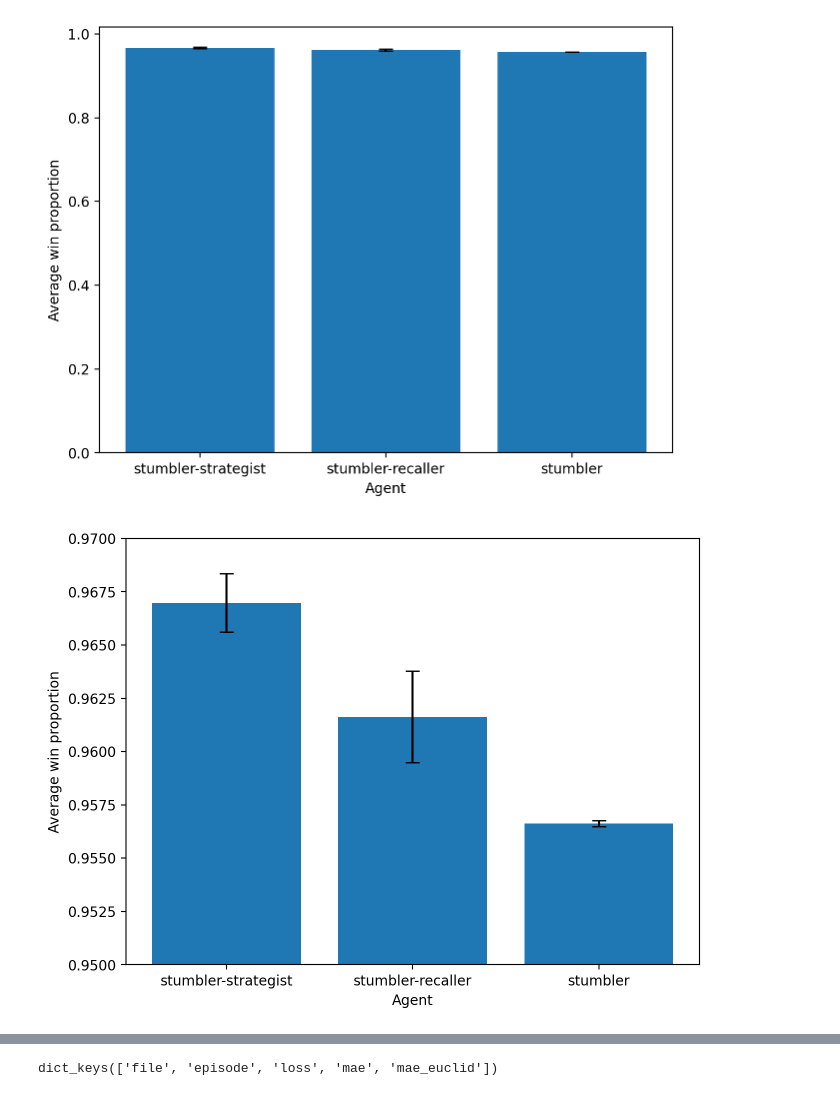
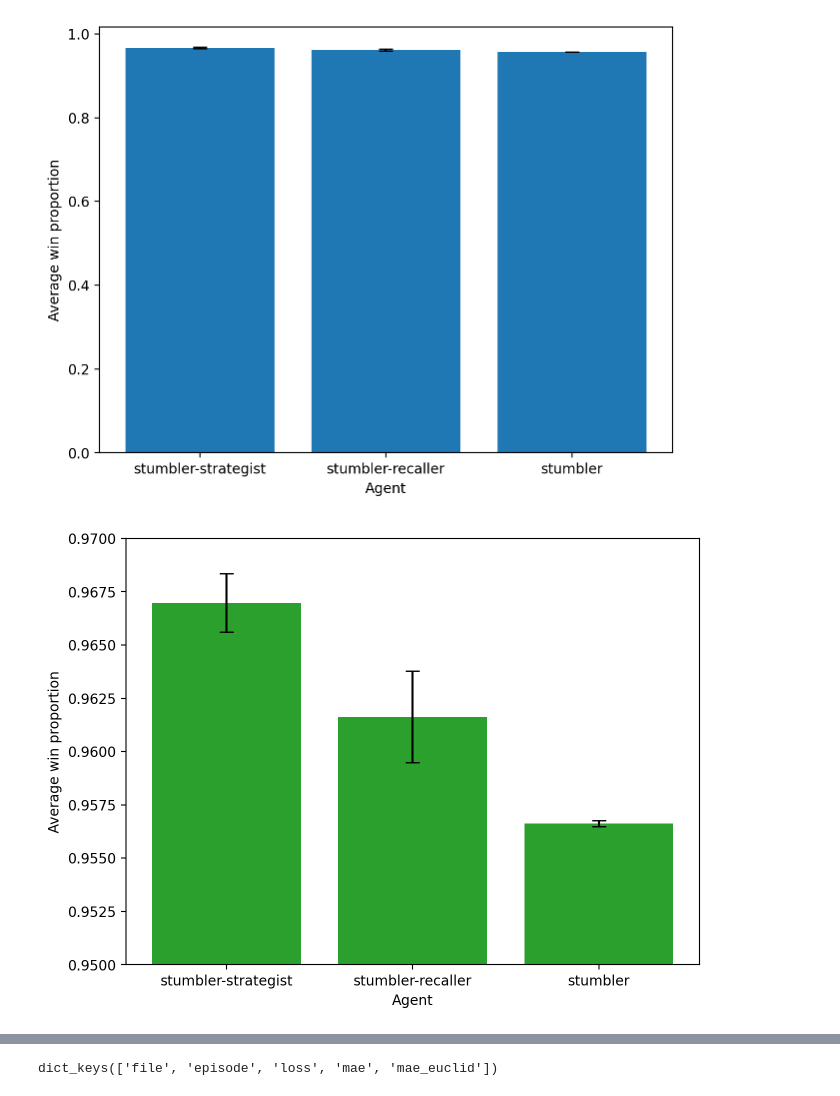
Before and after one commit to CoAxLab/azad-next-move, a Jupyter notebook: notebooks/wythoff_exp13_14.ipynb, the cells around one changed output, grey strips where cells are left out. Saved outputs shown, nothing was run; the diff lists cells and outputs as text; code cells hidden in the pictures.

```diff
--- a/notebooks/wythoff_exp13_14.ipynb
+++ b/notebooks/wythoff_exp13_14.ipynb
@@ -46,7 +46,7 @@ for r in runs:
     mon = join_monitored(files, sort_key='episode')
     exp_14.append(mon)
 # %%
-path = "/Users/Jack/Desktop/PNC/CoAx/azad-next-move/data/wythoff/exp14_replay/"
+path = "/Users/Jack/Desktop/PNC/CoAx/azad-next-move/data/wythoff/exp14_replay_copy_2/"
 
 exp_14_replay = []
 runs = range(1, 101)
@@ -385,18 +401,19 @@ _ = plt.xticks(range(3), labels = ["stumbler-strategist", "stumbler-recaller", "
 # %%
 plt.figure()
 
 plt.bar(range(3), [exp_14_avg[-1]        / max(episode_14),
                    exp_14_replay_avg[-1] / max(episode_14_replay),
                    exp_13_avg[-1]        / max(episode_13)],
              yerr=[exp_14_SE[-1]        / max(episode_14),
                    exp_14_replay_SE[-1] / max(episode_14_replay),
                    exp_13_SE[-1]        / max(episode_13)],
+        color = 'C2',
         capsize=5)
 
 _ = plt.tight_layout()
 _ = plt.ylim(0.95, 0.97)
 _ = plt.xlabel("Agent")
 _ = plt.ylabel("Average win proportion")
 _ = plt.xticks(range(3), labels = ["stumbler-strategist", "stumbler-recaller", "stumbler"])
 # %% [output]
-[figure, old version]
+[figure, new version]
```
Also changed, not shown: parts of 7 cells of this notebook, 2 other files.
